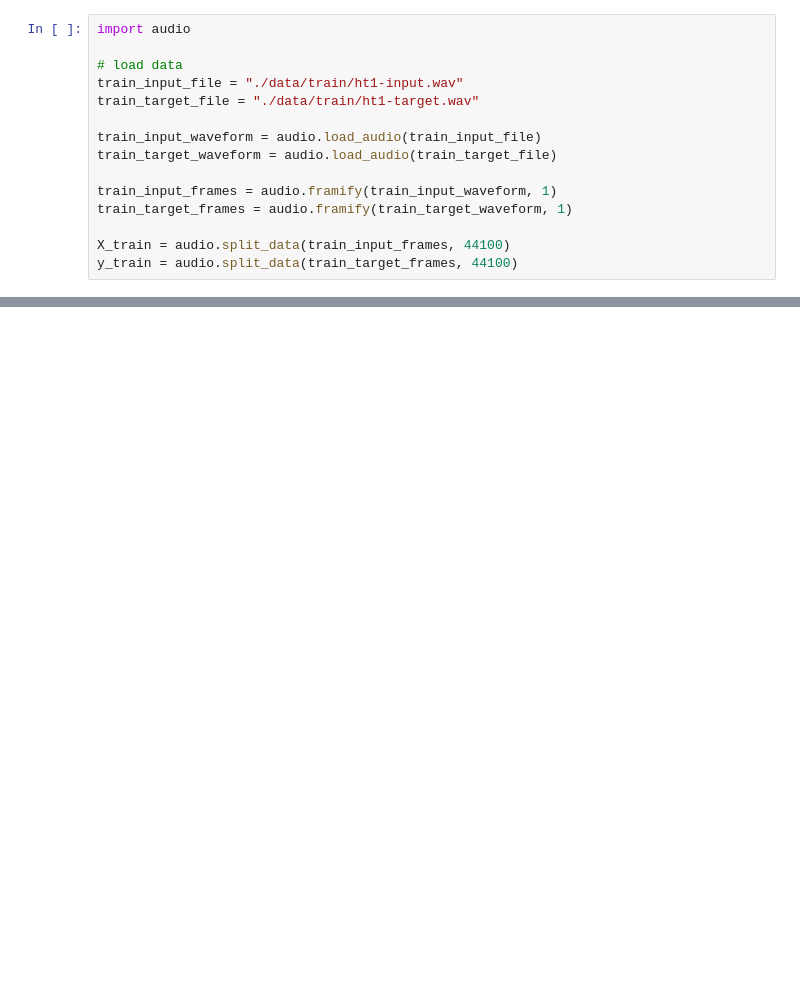
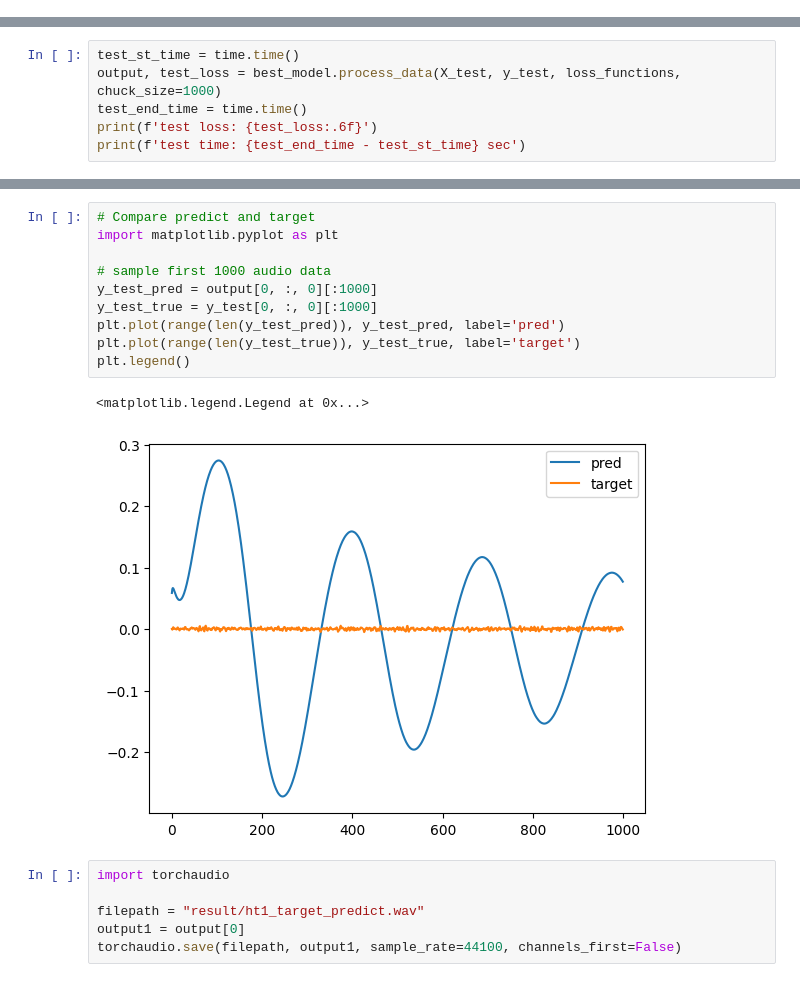
Before and after one commit to bytehut/GuitarTransformer, a Jupyter notebook: GuitarLSTM/LSTM.ipynb, the cells around one changed output, grey strips where cells are left out. Cells and saved outputs as stored; diff of their text form; blank space fills up the shorter version.

Commit message:
add validation and test process in LSTM.ipynb

```diff
--- a/GuitarLSTM/LSTM.ipynb
+++ b/GuitarLSTM/LSTM.ipynb
@@ -150,15 +254,0 @@ loss_functions = nn.SmoothL1Loss()
-# %%
-import audio
-
-# load data
-train_input_file = "./data/train/ht1-input.wav"
-train_target_file = "./data/train/ht1-target.wav"
-
-train_input_waveform = audio.load_audio(train_input_file)
-train_target_waveform = audio.load_audio(train_target_file)
-
-train_input_frames = audio.framify(train_input_waveform, 1)
-train_target_frames = audio.framify(train_target_waveform, 1)
-
-X_train = audio.split_data(train_input_frames, 44100)
-y_train = audio.split_data(train_target_frames, 44100)
@@ -170,0 +324,6 @@ for epoch in range(10):
+# %%
+test_st_time = time.time()
+output, test_loss = best_model.process_data(X_test, y_test, loss_functions, chuck_size=1000)
+test_end_time = time.time()
+print(f'test loss: {test_loss:.6f}')
+print(f'test time: {test_end_time - test_st_time} sec')
@@ -170,0 +333,19 @@ for epoch in range(10):
+# %%
+# Compare predict and target
+import matplotlib.pyplot as plt
+
+# sample first 1000 audio data
+y_test_pred = output[0, :, 0][:1000]
+y_test_true = y_test[0, :, 0][:1000]
+plt.plot(range(len(y_test_pred)), y_test_pred, label='pred')
+plt.plot(range(len(y_test_true)), y_test_true, label='target')
+plt.legend()
+# %% [output]
+<matplotlib.legend.Legend at 0x...>
+[figure, added]
+# %%
+import torchaudio
+
+filepath = "result/ht1_target_predict.wav"
+output1 = output[0]
+torchaudio.save(filepath, output1, sample_rate=44100, channels_first=False)
```
Also changed, not shown: parts of 10 cells of this notebook.
